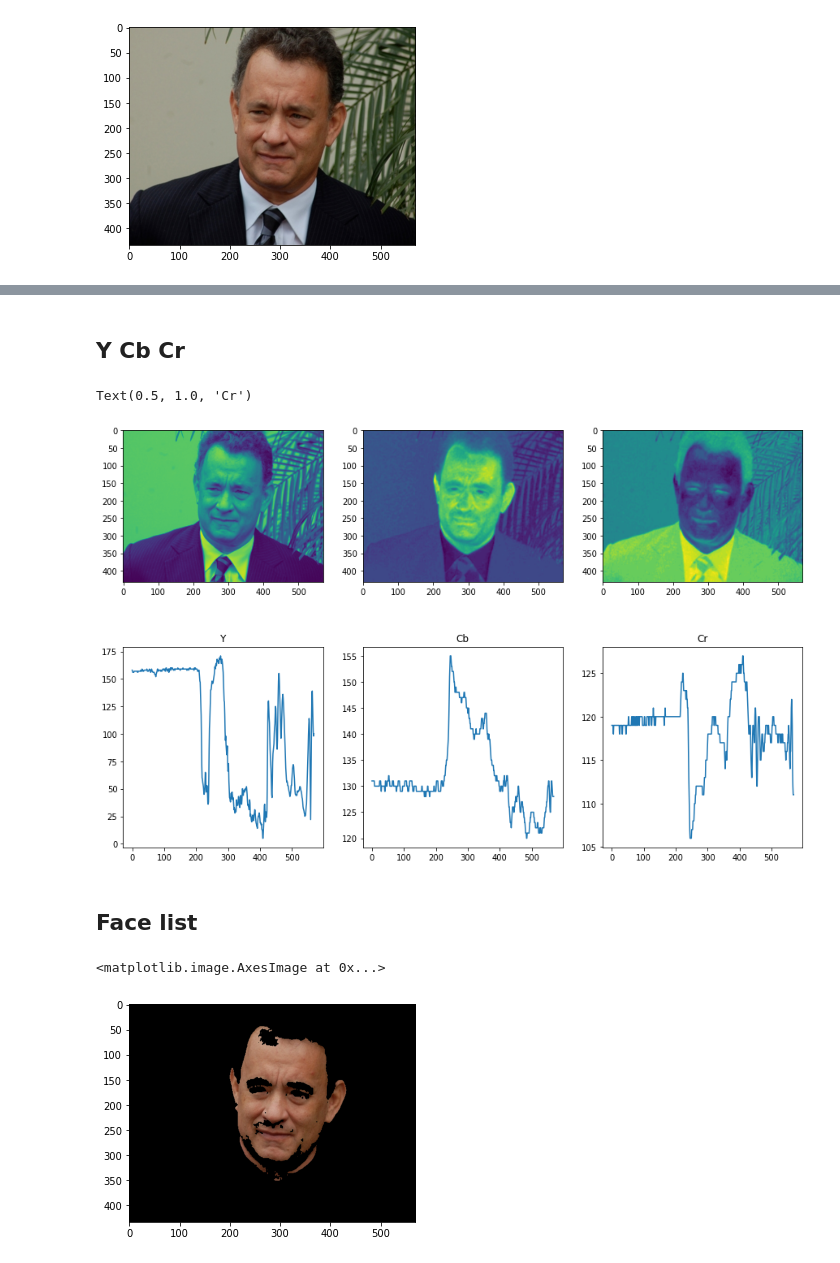
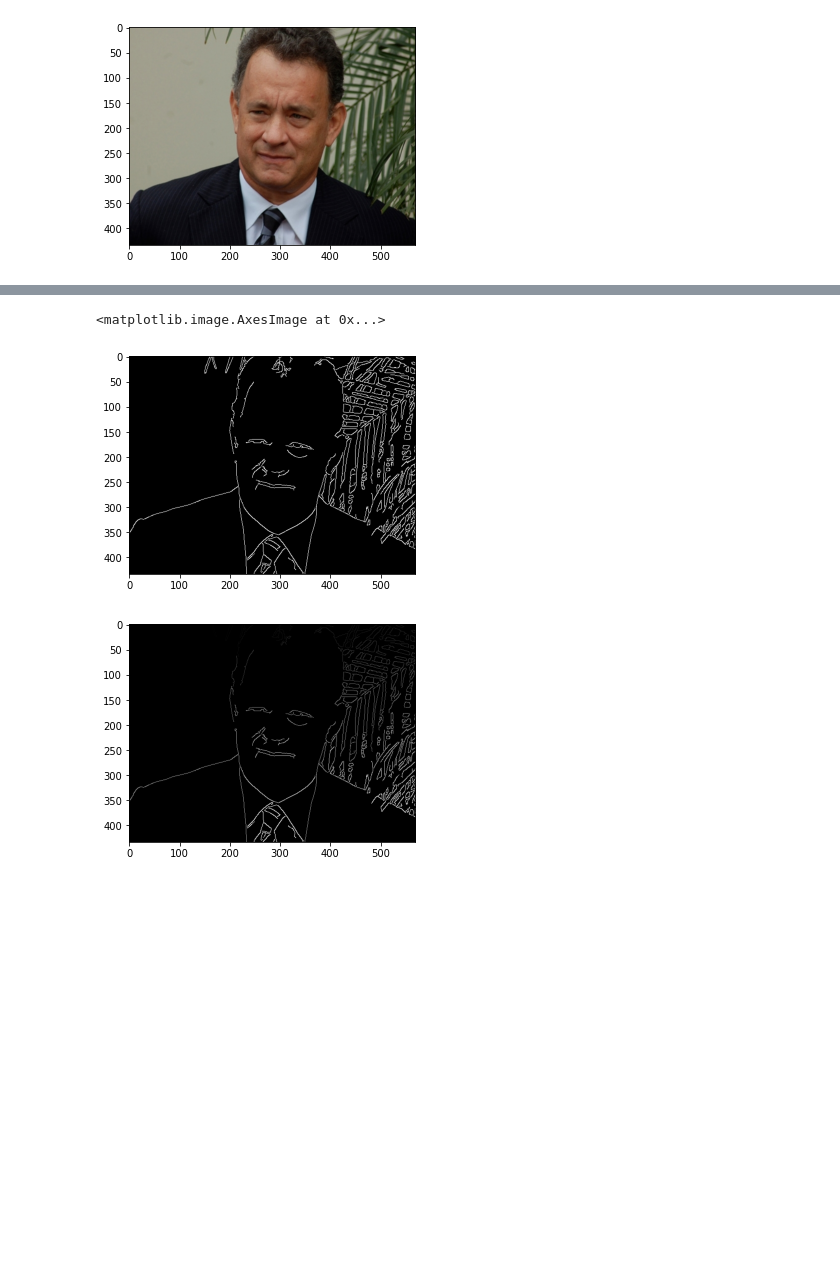
Before and after one commit to Abner0627/IPRV_Affine-Transform, a Jupyter notebook: main.ipynb, the cells around one changed output, grey strips where cells are left out. Saved outputs shown, nothing was run; the diff lists cells and outputs as text; code cells hidden in the pictures; blank space fills up the shorter version.

```diff
--- a/main.ipynb
+++ b/main.ipynb
@@ -48,35 +40,16 @@ plt.imshow(img_YCbCr)
-# %% [markdown]
-## Y Cb Cr
-# %%
-Y, Cb, Cr = img_YCbCr[:, :, 0], img_YCbCr[:, :, 1], img_YCbCr[:, :, 2]
-thres = 60
-
-
-fig, ax = plt.subplots(2, 3, figsize=(15, 10))
-ax[0, 0].imshow(Y)
-ax[0, 1].imshow(Cb)
-ax[0, 2].imshow(Cr)
-
-ax[1, 0].plot(Y[thres, :])
-ax[1, 1].plot(Cb[thres, :])
-ax[1, 2].plot(Cr[thres, :])
-
-ax[1, 0].set_title('Y')
-ax[1, 1].set_title('Cb')
-ax[1, 2].set_title('Cr')
-# %% [output]
-Text(0.5, 1.0, 'Cr')
-[figure, removed]
-# %% [markdown]
-## Face list
-# %%
-h, w, _ = img_YCbCr.shape
-
-result = _mask_YCbCr(img_YCbCr, 150, 180, 100, 120)
-# 65 140 100 140
-
-fig = plt.figure()
-plt.imshow(cv2.cvtColor(result, cv2.COLOR_BGR2RGB))
-# %% [output]
-<matplotlib.image.AxesImage at 0x...>
-[figure, removed]
+# %%
+img_gray = cv2.cvtColor(img, cv2.COLOR_BGR2GRAY)
+img_blur = cv2.GaussianBlur(img_gray, (3, 3), 0)
+img_edge = cv2.Canny(img_blur, 50, 180)
+
+num_obj, labels = cv2.connectedComponents(img_edge)
+
+fig = plt.figure()
+plt.imshow(img_edge, cmap='gray')
+
+fig = plt.figure()
+plt.imshow(labels, cmap='gray')
+# %% [output]
+<matplotlib.image.AxesImage at 0x...>
+[figure, added]
+[figure, added]
```
Also changed, not shown: parts of 2 cells of this notebook.
